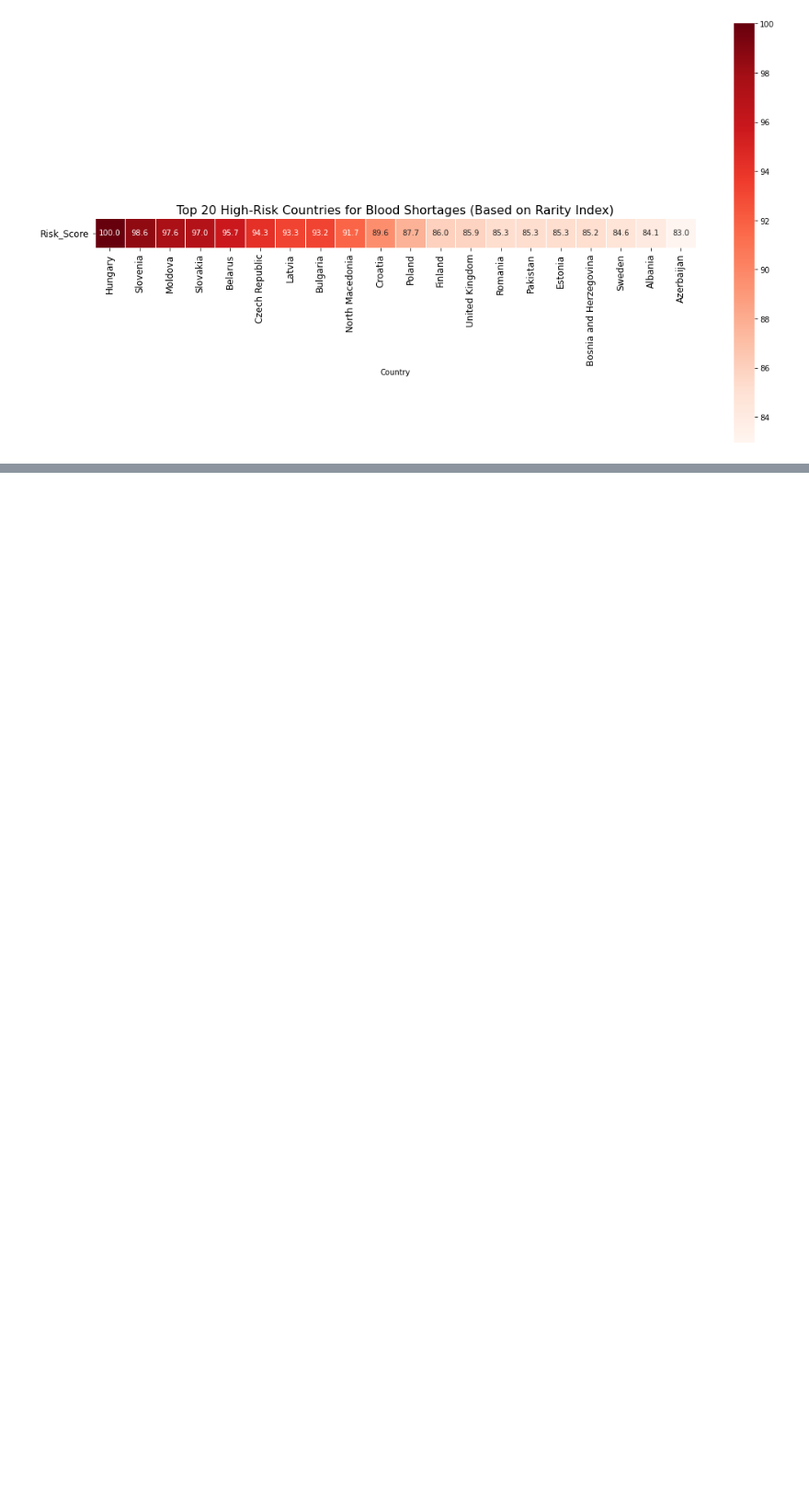
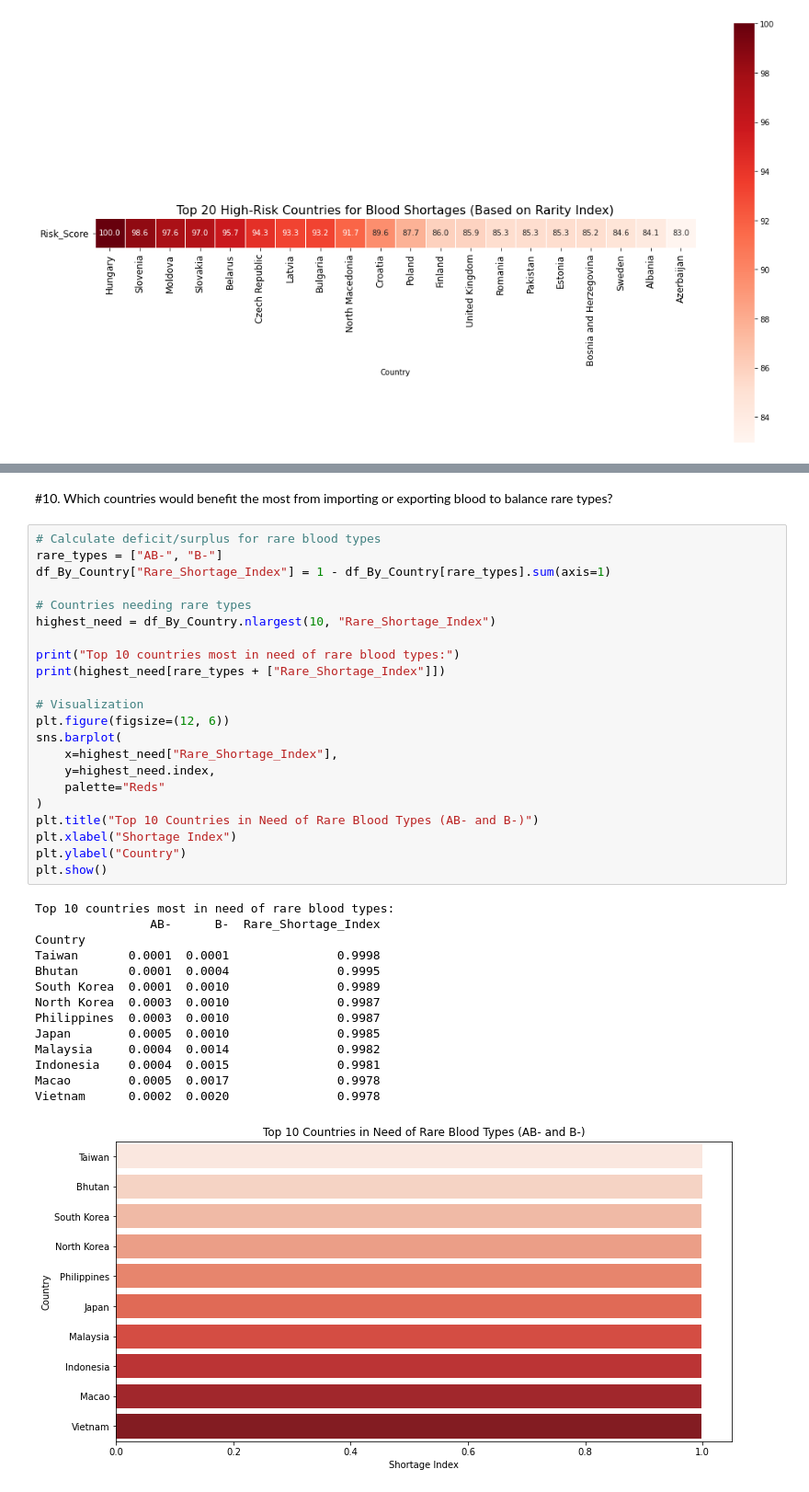
Before and after one commit to DikelediThwala/Global-Blood-Donation-Analysis, a Jupyter notebook: Global Blood Group Distribution Worldwide/Blood_Distribution.ipynb, the cells around one changed output, grey strips where cells are left out. Shown: that part at 92% size. Drawn from its saved outputs; the diff is of its cells as text; blank space fills up the shorter version.

```diff
--- a/Global Blood Group Distribution Worldwide/Blood_Distribution.ipynb
+++ b/Global Blood Group Distribution Worldwide/Blood_Distribution.ipynb
@@ -206,0 +328,39 @@ plt.show()
+# %% [markdown]
+#10. Which countries would benefit the most from importing or exporting blood to balance rare types?
+# %%
+# Calculate deficit/surplus for rare blood types
+rare_types = ["AB-", "B-"]
+df_By_Country["Rare_Shortage_Index"] = 1 - df_By_Country[rare_types].sum(axis=1)
+
+# Countries needing rare types
+highest_need = df_By_Country.nlargest(10, "Rare_Shortage_Index")
+
+print("Top 10 countries most in need of rare blood types:")
+print(highest_need[rare_types + ["Rare_Shortage_Index"]])
+
+# Visualization
+plt.figure(figsize=(12, 6))
+sns.barplot(
+    x=highest_need["Rare_Shortage_Index"],
+    y=highest_need.index,
+    palette="Reds"
+)
+plt.title("Top 10 Countries in Need of Rare Blood Types (AB- and B-)")
+plt.xlabel("Shortage Index")
+plt.ylabel("Country")
+plt.show()
+# %% [output]
+Top 10 countries most in need of rare blood types:
+                AB-      B-  Rare_Shortage_Index
+Country
+Taiwan       0.0001  0.0001               0.9998
+Bhutan       0.0001  0.0004               0.9995
+South Korea  0.0001  0.0010               0.9989
+North Korea  0.0003  0.0010               0.9987
+Philippines  0.0003  0.0010               0.9987
+Japan        0.0005  0.0010               0.9985
+Malaysia     0.0004  0.0014               0.9982
+Indonesia    0.0004  0.0015               0.9981
+Macao        0.0005  0.0017               0.9978
+Vietnam      0.0002  0.0020               0.9978
+[figure, added]
```
Also changed, not shown: parts of 12 cells of this notebook.
